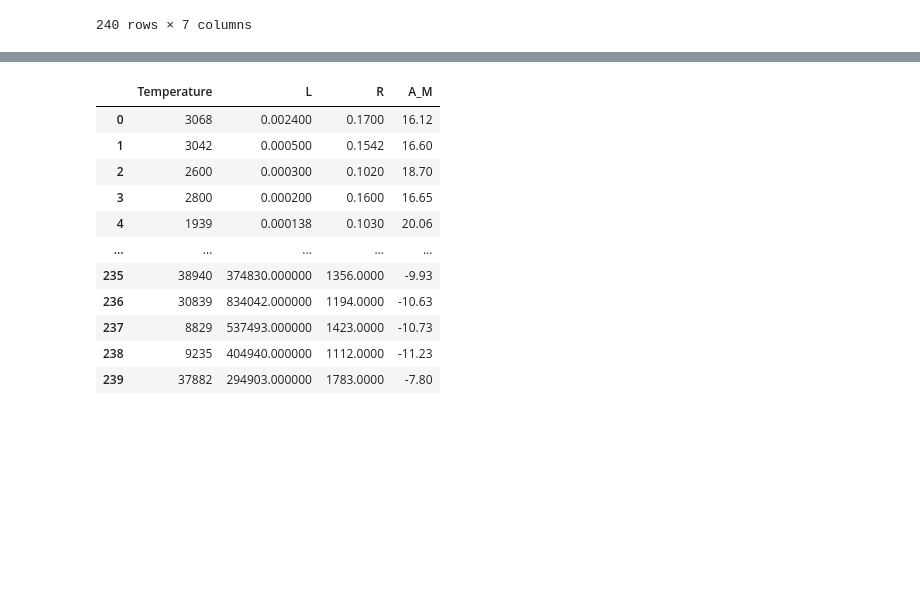
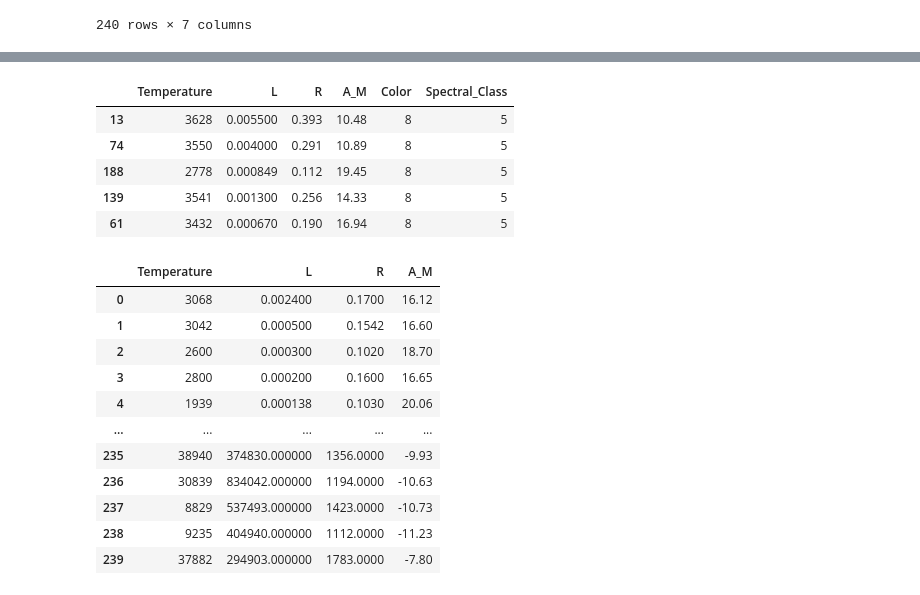
Before and after one commit to Adam-Palacz/nasa_planet_classificator, a Jupyter notebook: nasa_planet_classificator.ipynb, the cells around one changed output, grey strips where cells are left out. Drawn from its saved outputs; the diff is of its cells as text; code cells hidden in the pictures; blank space fills up the shorter version.

```diff
--- a/nasa_planet_classificator.ipynb
+++ b/nasa_planet_classificator.ipynb
@@ -70,4 +85,4 @@ sample_df.Type.nunique()
 # %%
-lb = OrdinalEncoder()
-test = lb.fit_transform(stars_df[['Color']])
+oe = OrdinalEncoder()
+color_oe = oe.fit_transform(stars_df[['Color']])
 # %%
@@ -141,3 +123,13 @@ plt.show()
+# %%
+X = stars_df.drop(columns='Type')
+X.sample(5)
+# %% [output]
+|  | Temperature | L | R | A_M | Color | Spectral_Class |
+| 13 | 3628 | 0.005500 | 0.393 | 10.48 | 8 | 5 |
+| 74 | 3550 | 0.004000 | 0.291 | 10.89 | 8 | 5 |
+| 188 | 2778 | 0.000849 | 0.112 | 19.45 | 8 | 5 |
+| 139 | 3541 | 0.001300 | 0.256 | 14.33 | 8 | 5 |
+| 61 | 3432 | 0.000670 | 0.190 | 16.94 | 8 | 5 |
 # %%
 X.iloc[:,:4]
 # %% [output]
```
Also changed, not shown: parts of 21 cells of this notebook, 1 other file.
